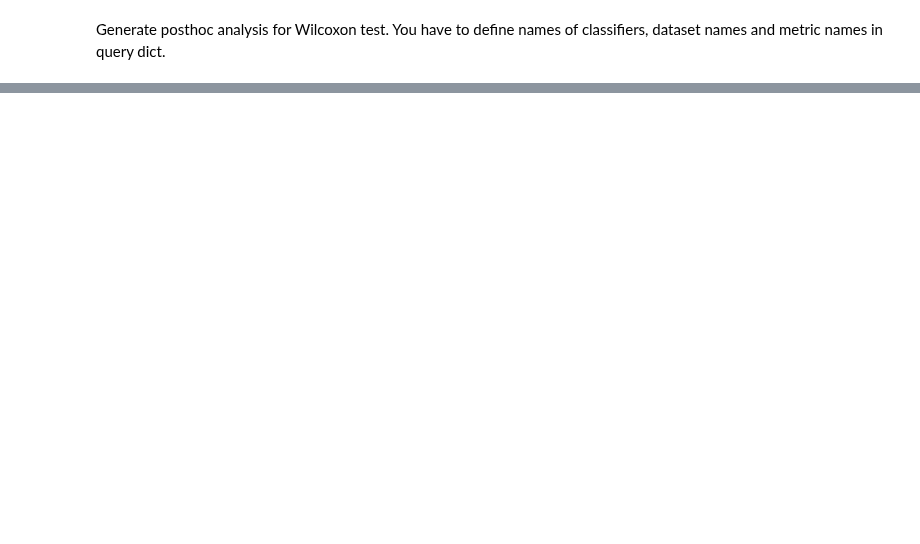
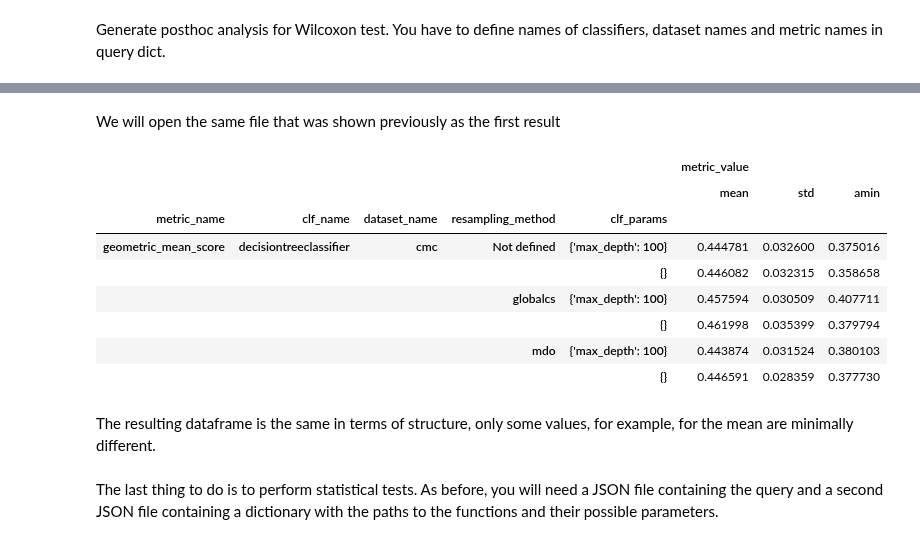
Before and after one commit to damianhorna/multi-imbalance, a Jupyter notebook: examples/datasets/analysis.ipynb, the cells around one changed output, grey strips where cells are left out. Cells and saved outputs as stored; diff of their text form; code cells hidden in the pictures; blank space fills up the shorter version.

```diff
--- a/examples/datasets/analysis.ipynb
+++ b/examples/datasets/analysis.ipynb
@@ -156,0 +295,2 @@ results[0]
+# %%
+temp_dir = TemporaryDirectory()
@@ -156,0 +319,19 @@ results[0]
+# %% [markdown]
+We will open the same file that was shown previously as the first result
+# %%
+df = read_summary_from_csv(os.path.join(temp_dir.name, "geometric_mean_score_decisiontreeclassifier_cmc.csv"))
+df
+# %% [output]
+|  |  |  |  |  | metric_value |  |  |
+|  |  |  |  |  | mean | std | amin |
+| metric_name | clf_name | dataset_name | resampling_method | clf_params |  |  |  |
+| geometric_mean_score | decisiontreeclassifier | cmc | Not defined | {'max_depth': 100} | 0.444781 | 0.032600 | 0.375016 |
+|  |  |  |  | {} | 0.446082 | 0.032315 | 0.358658 |
+|  |  |  | globalcs | {'max_depth': 100} | 0.457594 | 0.030509 | 0.407711 |
+|  |  |  |  | {} | 0.461998 | 0.035399 | 0.379794 |
+|  |  |  | mdo | {'max_depth': 100} | 0.443874 | 0.031524 | 0.380103 |
+|  |  |  |  | {} | 0.446591 | 0.028359 | 0.377730 |
+# %% [markdown]
+The resulting dataframe is the same in terms of structure, only some values, for example, for the mean are minimally different.
+# %% [markdown]
+The last thing to do is to perform statistical tests. As before, you will need a JSON file containing the query and a second JSON file containing a dictionary with the paths to the functions and their possible parameters.
```
Also changed, not shown: parts of 58 cells of this notebook, 3 other files.
